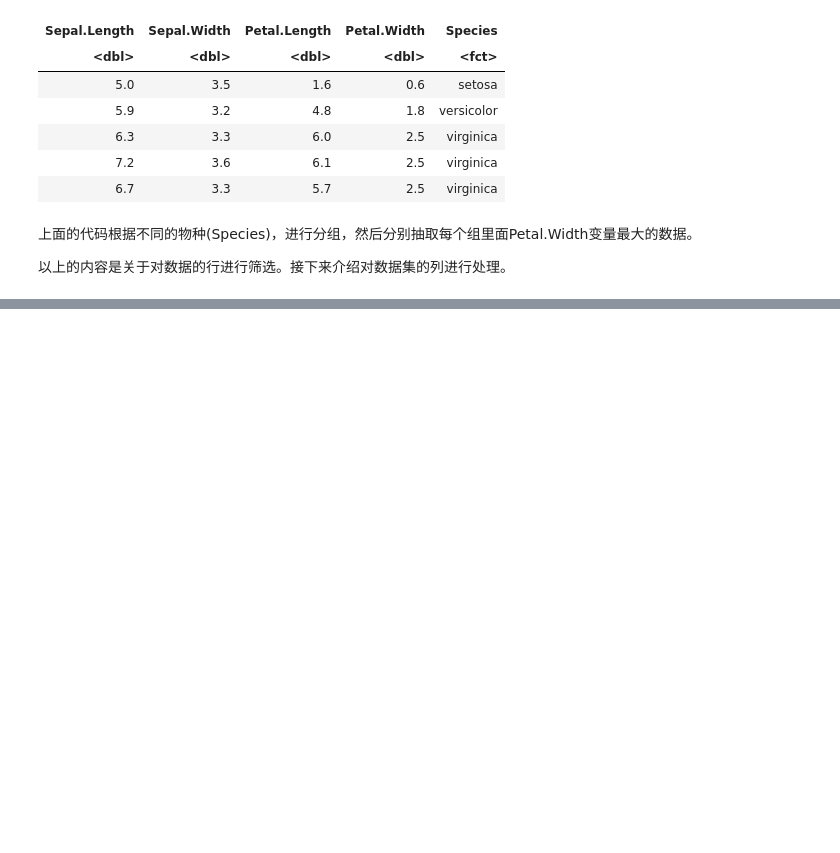
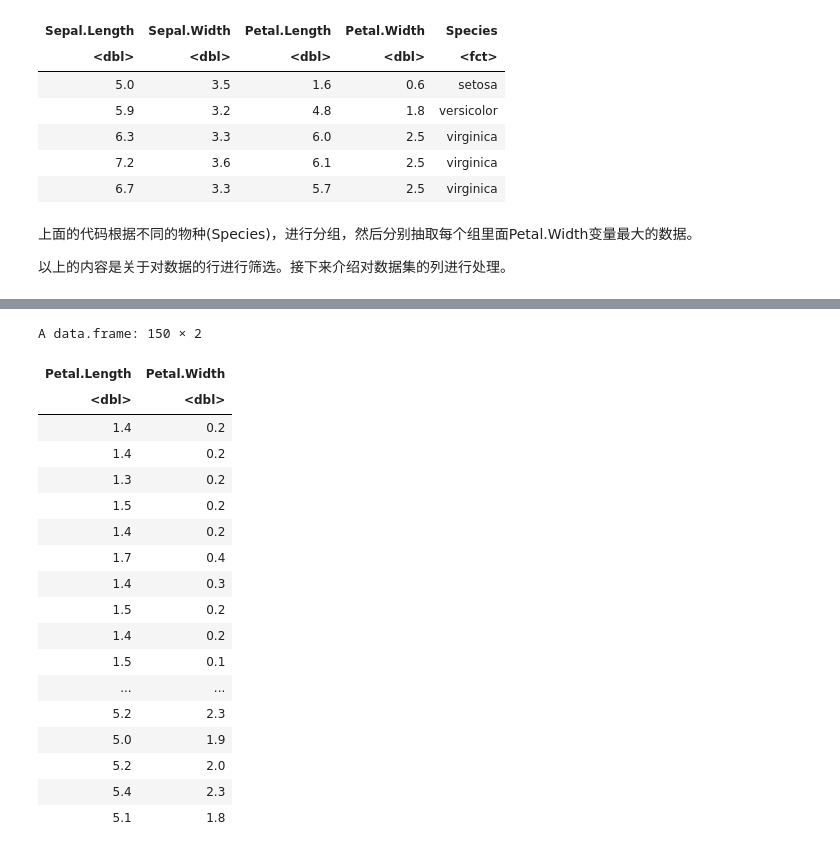
Before and after one commit to ruishuQU/R-visualization-Guide, a Jupyter notebook: R visualization/ch02 数据处理与探索.ipynb, the cells around one changed output, grey strips where cells are left out. Drawn from its saved outputs; the diff is of its cells as text; code cells hidden in the pictures; blank space fills up the shorter version.

```diff
--- a/R visualization/ch02 数据处理与探索.ipynb
+++ b/R visualization/ch02 数据处理与探索.ipynb
@@ -201,0 +234,22 @@ A grouped_df: 5 × 5
+# %%
+iris %>% dplyr::select(starts_with("Petal")) # 选取以Petal开头的变量
+# %% [output]
+A data.frame: 150 × 2
+| Petal.Length | Petal.Width |
+| <dbl> | <dbl> |
+| 1.4 | 0.2 |
+| 1.4 | 0.2 |
+| 1.3 | 0.2 |
+| 1.5 | 0.2 |
+| 1.4 | 0.2 |
+| 1.7 | 0.4 |
+| 1.4 | 0.3 |
+| 1.5 | 0.2 |
+| 1.4 | 0.2 |
+| 1.5 | 0.1 |
+| ... | ... |
+| 5.2 | 2.3 |
+| 5.0 | 1.9 |
+| 5.2 | 2.0 |
+| 5.4 | 2.3 |
+| 5.1 | 1.8 |
```
Also changed, not shown: parts of 26 cells of this notebook.
